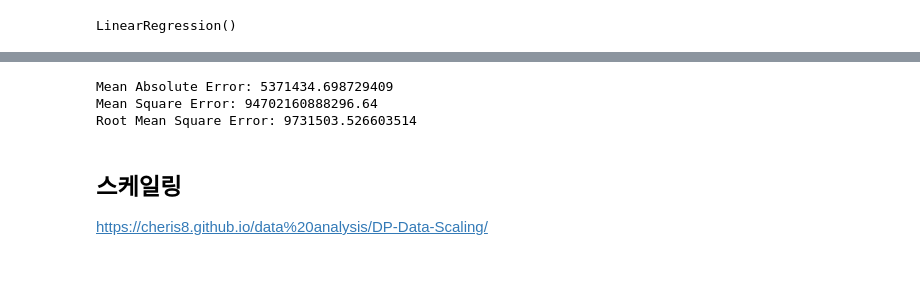
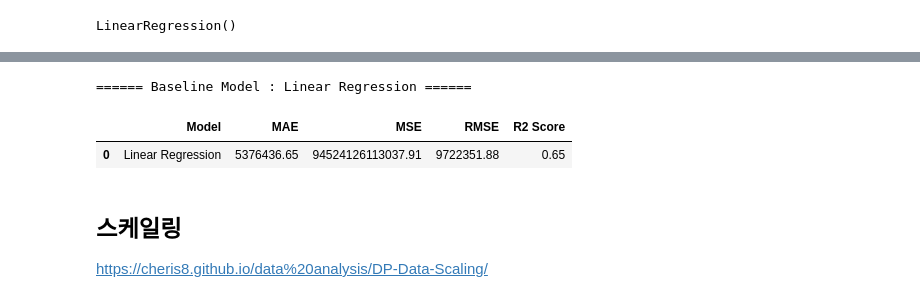
Before and after one commit to wjco/DAStudy-sat, a Jupyter notebook: Tek/football-data-from-transfermarkt/model-football-data-from-transfermarkt.ipynb, the cells around one changed output, grey strips where cells are left out. Cells and saved outputs as stored; diff of their text form; code cells hidden in the pictures; blank space fills up the shorter version.

Commit message:
Update: 240401 football data plotly

```diff
--- a/Tek/football-data-from-transfermarkt/model-football-data-from-transfermarkt.ipynb
+++ b/Tek/football-data-from-transfermarkt/model-football-data-from-transfermarkt.ipynb
@@ -202,13 +212,11 @@ y_test_pred_lr = lr.predict(X_test)
 # %%
-from sklearn import metrics
-meanAbErr = metrics.mean_absolute_error(y_test, y_test_pred_lr)
-meanSqErr = metrics.mean_squared_error(y_test, y_test_pred_lr)
-rootMeanSqErr = np.sqrt(metrics.mean_squared_error(y_test, y_test_pred_lr))
-# print('R squared: {:.2f}'.format(lr.score(x,y)*100))
-print('Mean Absolute Error:', meanAbErr)
-print('Mean Square Error:', meanSqErr)
-print('Root Mean Square Error:', rootMeanSqErr)
+# # Baseline 모델의 MAE, MSE, RMSE, R2 score 확인
+# base_meanAbErr = metrics.mean_absolute_error(y_test, y_test_pred_lr)
+# base_meanSqErr = metrics.mean_squared_error(y_test, y_test_pred_lr)
+# base_rootMeanSqErr = np.sqrt(metrics.mean_squared_error(y_test, y_test_pred_lr))
+
+# # metrics.r2_score(y_test, y_test_pred_lr)
+# print('Baseline R squared: {:.2f}'.format(lr.score(X_test, y_test)))
+# print('Baseline Mean Absolute Error:', base_meanAbErr)
+# print('Baseline Mean Square Error:', base_meanSqErr)
+# print('Baseline Root Mean Square Error:', base_rootMeanSqErr)
-# %% [output]
-Mean Absolute Error: 5371434.698729409
-Mean Square Error: 94702160888296.64
-Root Mean Square Error: 9731503.526603514
@@ -215,3 +228,39 @@ Root Mean Square Error: 9731503.526603514
+# %%
+def baseline_model(model_name, model):
+    baseline_results = []
+
+    print(f"\n====== Baseline Model : {model_name} ======")
+
+    # 모델 생성 및 훈련
+    # model.fit(X_train, y_train)
+
+    # Baseline 모델로 train, validation, test 데이터셋 예측
+    y_train_pred_lr = lr.predict(X_train)
+    y_val_pred_lr = lr.predict(X_val)
+    y_test_pred_lr = lr.predict(X_test)
+
+    # Baseline 모델의 MAE, MSE, RMSE, R2 score 확인
+    base_meanAbErr = metrics.mean_absolute_error(y_test, y_test_pred_lr)
+    base_meanSqErr = metrics.mean_squared_error(y_test, y_test_pred_lr)
+    base_rootMeanSqErr = np.sqrt(metrics.mean_squared_error(y_test, y_test_pred_lr))
+
+    # 결과를 리스트에 저장
+    baseline_results.append({"Model" : model_name,
+                             "MAE" : '{:.2f}'.format(base_meanAbErr),
+                             "MSE" : '{:.2f}'.format(base_meanSqErr),
+                             "RMSE" : '{:.2f}'.format(base_rootMeanSqErr),
+                             "R2 Score" : '{:.2f}'.format(lr.score(X_test, y_test))})
+
+    # 결과 리스트를 DataFrame으로 변환
+    baseline_df = pd.DataFrame(baseline_results)
+
+    return baseline_df
+# %%
+baseline_model("Linear Regression", lr)
+# %% [output]
+====== Baseline Model : Linear Regression ======
+|  | Model | MAE | MSE | RMSE | R2 Score |
+| 0 | Linear Regression | 5376436.65 | 94524126113037.91 | 9722351.88 | 0.65 |
 # %% [markdown]
 ## 스케일링
 https://cheris8.github.io/data%20analysis/DP-Data-Scaling/
```
Also changed, not shown: parts of 15 cells of this notebook.
